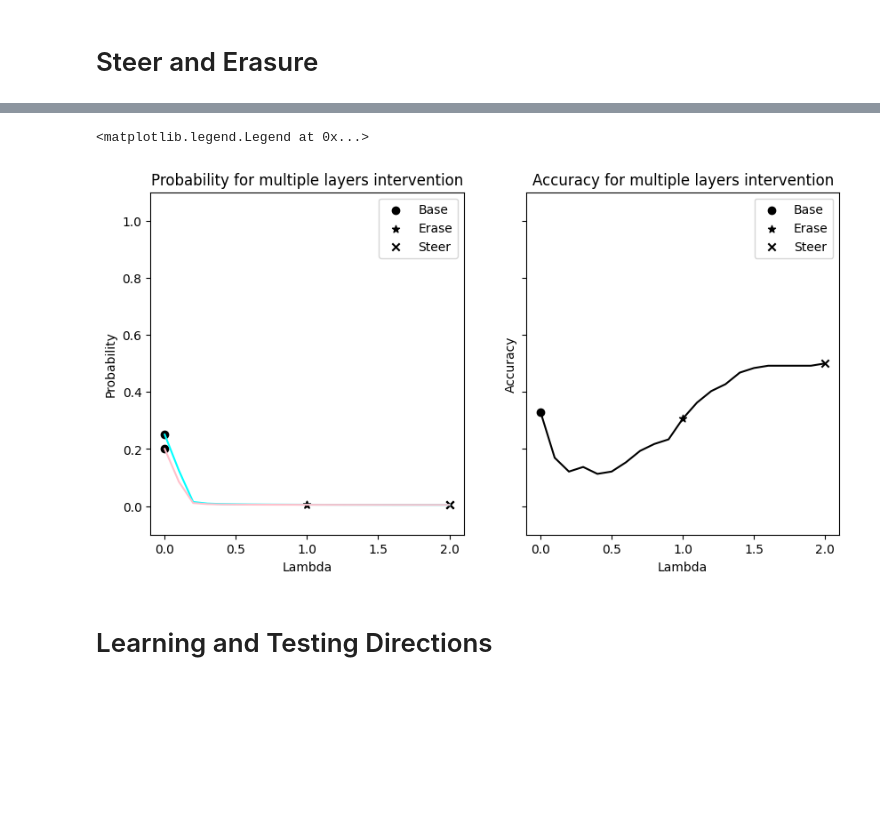
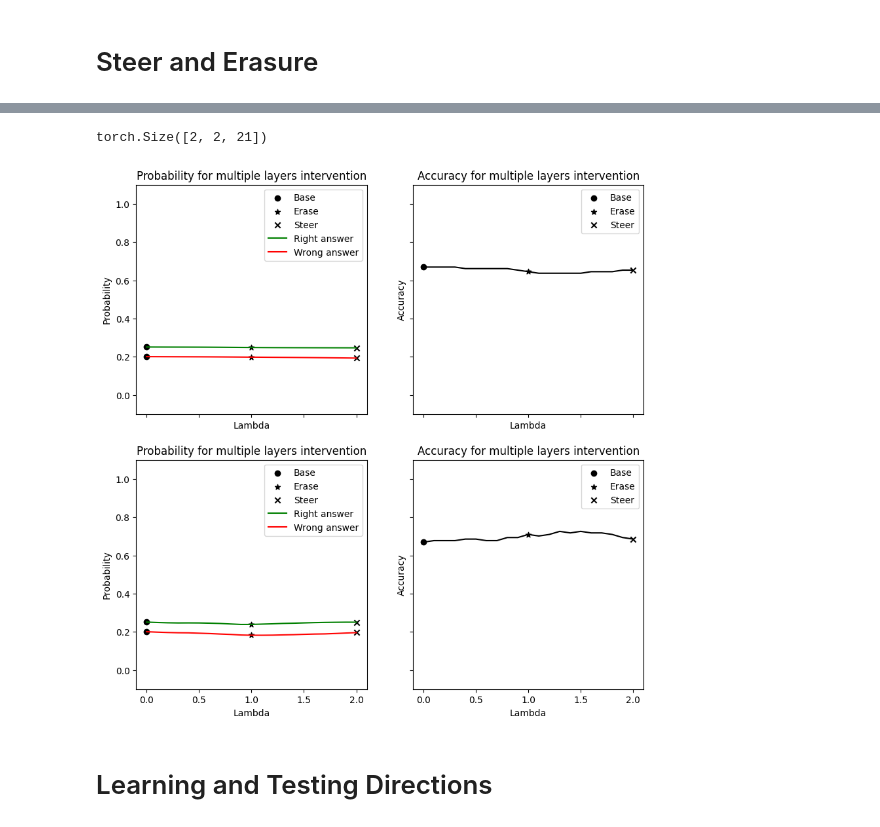
Before and after one commit to leodana2000/finding_gender_direction, a Jupyter notebook: exp_notebook.ipynb, the cells around one changed output, grey strips where cells are left out. Saved outputs shown, nothing was run; the diff lists cells and outputs as text; code cells hidden in the pictures; blank space fills up the shorter version.

```diff
--- a/exp_notebook.ipynb
+++ b/exp_notebook.ipynb
@@ -218,8 +219,8 @@ if test_prompt:
 # %%
 #We compute all of the leace fitters and erasers
 nb_layers = len(model.transformer.h)
-layer_list = [[i for i in range(0, nb_layers)]]
-layer_res_list = [[]]
+layer_list = [[1,2],[3,4]] #[[i for i in range(0, nb_layers)]]
+layer_res_list = [[],[]]
 lbds = torch.Tensor([i/10 for i in range(0, 21, 1)])
 
 res_needed = len(layer_res_list[0]) > 0
@@ -245,32 +256,35 @@ score_mix = score(
 # %%
-#Plots the graphs depending if we intervene in the attention or not.
-proba, acc = score_mix
+# Plots the graphs depending if we intervene in the attention or not.
+# proba has shape [experiments, binary, lbds]
+probas, accs = score_mix
+nb_exp = accs.shape[0]
 
-fig, axes = plt.subplots(1, 2, figsize=(10, 5), sharex = True, sharey = True)
+fig, axes = plt.subplots(nb_exp, 2, figsize=(10, 5*nb_exp), sharex = True, sharey = True)
 
-axes[0].scatter([0, 0], [proba[0][0], proba[1][0]], color = "k", label = 'Base')
-axes[0].scatter([1, 1], [proba[0][10], proba[1][10]], color = 'k', label = 'Erase', marker = "*")
-axes[0].scatter([2, 2], [proba[0][20], proba[1][20]], color = 'k', label = 'Steer', marker = "x")
-axes[0].plot(lbds, proba[0], color = 'cyan')
-axes[0].plot(lbds, proba[1], color = 'pink')
+for i, (proba, acc) in enumerate(zip(probas, accs)):
+    axes[i][0].scatter([0, 0], [proba[0][0], proba[1][0]], color = "k", label = 'Base')
+    axes[i][0].scatter([1, 1], [proba[0][10], proba[1][10]], color = 'k', label = 'Erase', marker = "*")
+    axes[i][0].scatter([2, 2], [proba[0][20], proba[1][20]], color = 'k', label = 'Steer', marker = "x")
+    axes[i][0].plot(lbds, proba[0], color = 'green', label = "Right answer")
+    axes[i][0].plot(lbds, proba[1], color = 'red', label = "Wrong answer")
 
-axes[0].legend()
-axes[0].set_title("Probability for multiple layers intervention")
-axes[0].set_xlabel("Lambda")
-axes[0].set_ylabel("Probability")
-axes[0].set_ylim(-0.1, 1.1)
+    axes[i][0].legend()
+    axes[i][0].set_title("Probability for multiple layers intervention")
+    axes[i][0].set_xlabel("Lambda")
+    axes[i][0].set_ylabel("Probability")
+    axes[i][0].set_ylim(-0.1, 1.1)
 
-axes[1].scatter([0], [acc[0]], color = "k", label = 'Base')
-axes[1].scatter([1], [acc[10]], color = 'k', label = 'Erase', marker = "*")
-axes[1].scatter([2], [acc[20]], color = 'k', label = 'Steer', marker = "x")
-axes[1].plot(lbds, acc, color = 'black')
-axes[1].set_xlabel("Lambda")
-axes[1].set_title("Accuracy for multiple layers intervention")
-axes[1].set_ylabel("Accuracy")
-axes[1].legend()
+    axes[i][1].scatter([0], [acc[0]], color = "k", label = 'Base')
+    axes[i][1].scatter([1], [acc[10]], color = 'k', label = 'Erase', marker = "*")
+    axes[i][1].scatter([2], [acc[20]], color = 'k', label = 'Steer', marker = "x")
+    axes[i][1].plot(lbds, acc, color = 'black')
+    axes[i][1].set_xlabel("Lambda")
+    axes[i][1].set_title("Accuracy for multiple layers intervention")
+    axes[i][1].set_ylabel("Accuracy")
+    axes[i][1].legend()
 # %% [output]
-<matplotlib.legend.Legend at 0x...>
+torch.Size([2, 2, 21])
-[figure, old version]
+[figure, new version]
 # %%
 #If the code is interupted while a hook is running, this will reset back the model to normal.
 for module in model.transformer.h:
```
Also changed, not shown: parts of 5 cells of this notebook, 11 other files.
